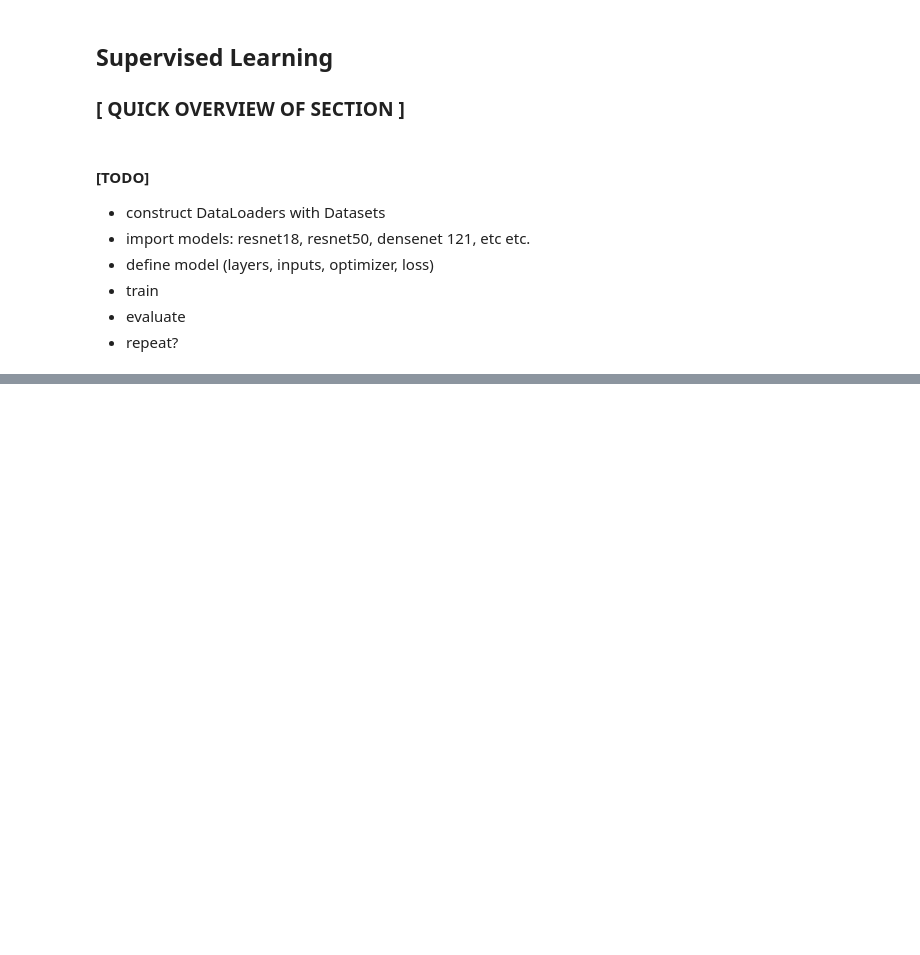
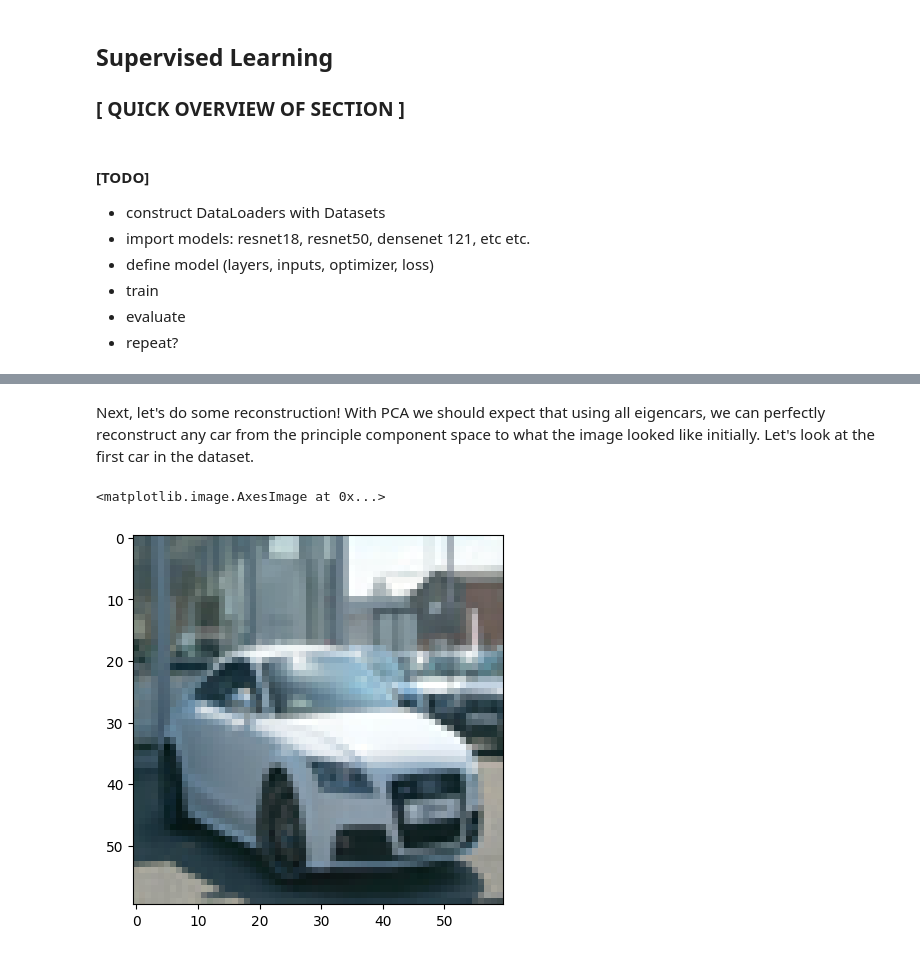
Before and after one commit to jaketakes/cogs118b-final-project, a Jupyter notebook: project.ipynb, the cells around one changed output, grey strips where cells are left out. Drawn from its saved outputs; the diff is of its cells as text; code cells hidden in the pictures; blank space fills up the shorter version.

```diff
--- a/project.ipynb
+++ b/project.ipynb
@@ -254,0 +249,37 @@ Plan is to run PCA on images and see what the "eigencars" end up looking like. i
+# %%
+def norm(mat):
+    return normalize(mat, norm='l2', axis=0) #normalize columns of matrix mat to unit length 1
+
+def viewimage(column):
+    normalized = (column - min(column)) / (max(column) - min(column))
+
+    return plt.imshow(normalized.reshape([60,60,3])) #reshape into RGB dimensions
+
+def eigsort(V, eigvals):
+    # [Vsort,Dsort] = eigsort(V, eigvals)
+    #
+    # Sorts a matrix eigenvectors and a array of eigenvalues in order
+    # of eigenvalue size, largest eigenvalue first and smallest eigenvalue
+    # last.
+    #
+    # Example usage:
+    # di, V = np.linarg.eig(L)
+    # Vnew, Dnew = eigsort(V, di)
+    #
+    # Tim Marks 2002
+
+    # Sort the eigenvalues from largest to smallest. Store the sorted
+    # eigenvalues in the column vector lambd.
+    lohival = np.sort(eigvals)
+    lohiindex = np.argsort(eigvals)
+    lambd = np.flip(lohival)
+    index = np.flip(lohiindex)
+    Dsort = np.diag(lambd)
+
+    # Sort eigenvectors to correspond to the ordered eigenvalues. Store sorted
+    # eigenvectors as columns of the matrix vsort.
+    M = np.size(lambd)
+    Vsort = np.zeros((M, M))
+    for i in range(M):
+        Vsort[:,i] = V[:,index[i]]
+    return Vsort, Dsort
@@ -283,0 +394,8 @@ img
+# %% [markdown]
+Next, let's do some reconstruction! With PCA we should expect that using all eigencars, we can perfectly reconstruct any car from the principle component space to what the image looked like initially. Let's look at the first car in the dataset.
+# %%
+og_car = cars[:, 0]
+viewimage(og_car)
+# %% [output]
+<matplotlib.image.AxesImage at 0x...>
+[figure, added]
```
Also changed, not shown: parts of 43 cells of this notebook, 1 other file.
